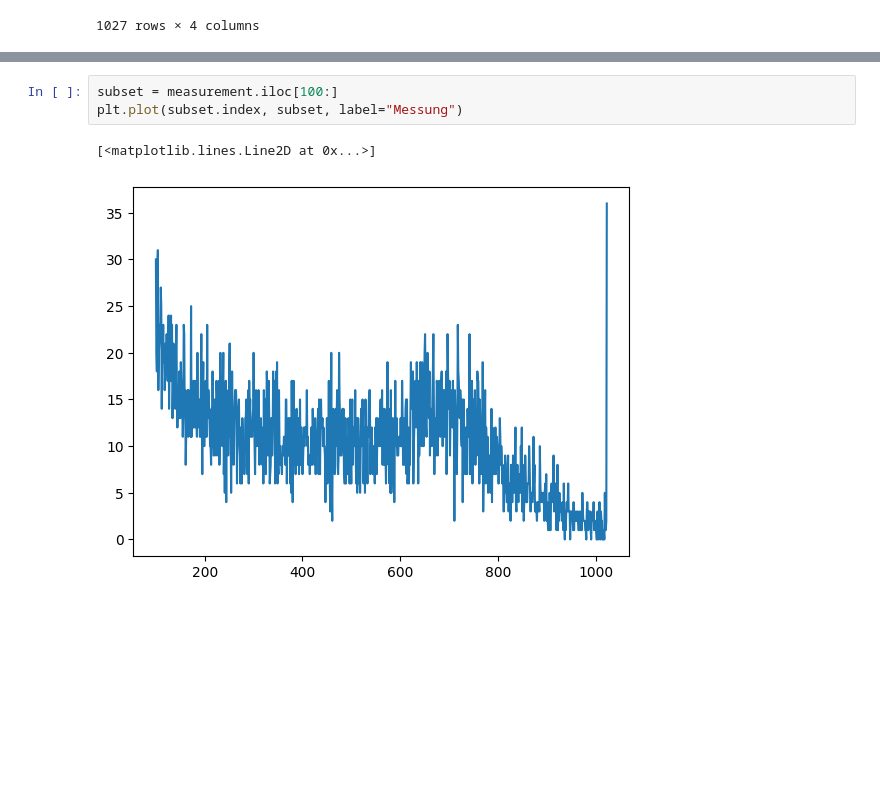
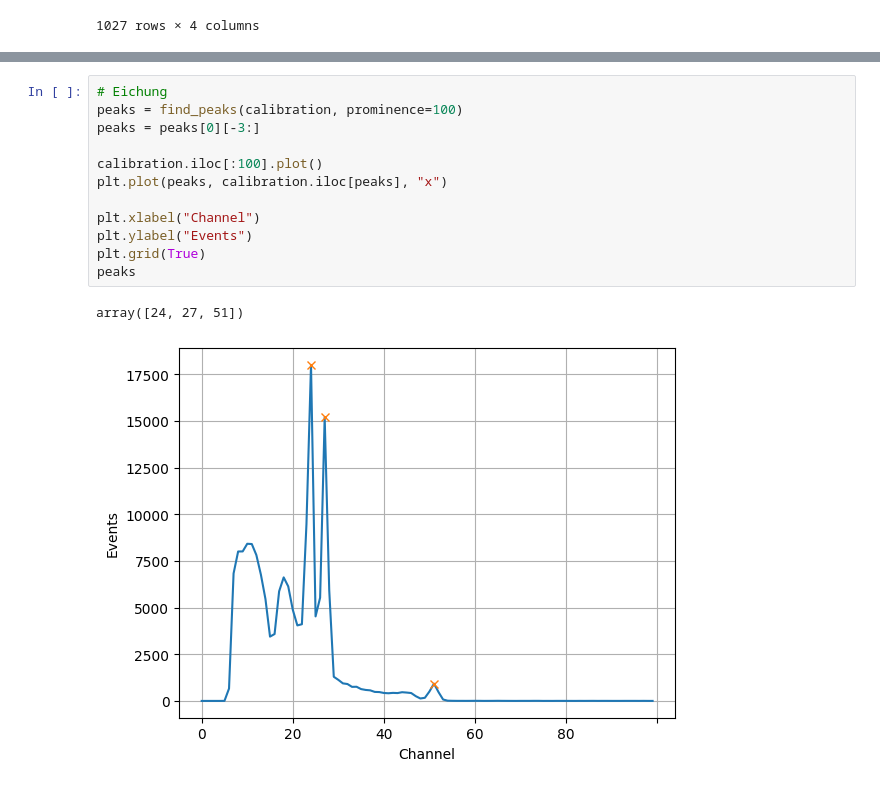
Before and after one commit to RombusBombus/AP3, a Jupyter notebook: RAD/RAD.ipynb, the cells around one changed output, grey strips where cells are left out. Drawn from its saved outputs; the diff is of its cells as text; blank space fills up the shorter version.

```diff
--- a/RAD/RAD.ipynb
+++ b/RAD/RAD.ipynb
@@ -222,6 +213,15 @@ plt.plot(measurement.index, measurement, label="Messung")
-# %%
-subset = measurement.iloc[100:]
-plt.plot(subset.index, subset, label="Messung")
-# %% [output]
-[<matplotlib.lines.Line2D at 0x...>]
-[figure, removed]
+# %%
+# Eichung
+peaks = find_peaks(calibration, prominence=100)
+peaks = peaks[0][-3:]
+
+calibration.iloc[:100].plot()
+plt.plot(peaks, calibration.iloc[peaks], "x")
+
+plt.xlabel("Channel")
+plt.ylabel("Events")
+plt.grid(True)
+peaks
+# %% [output]
+array([24, 27, 51])
+[figure, added]
```
Also changed, not shown: parts of 13 cells of this notebook, 1 other file.
